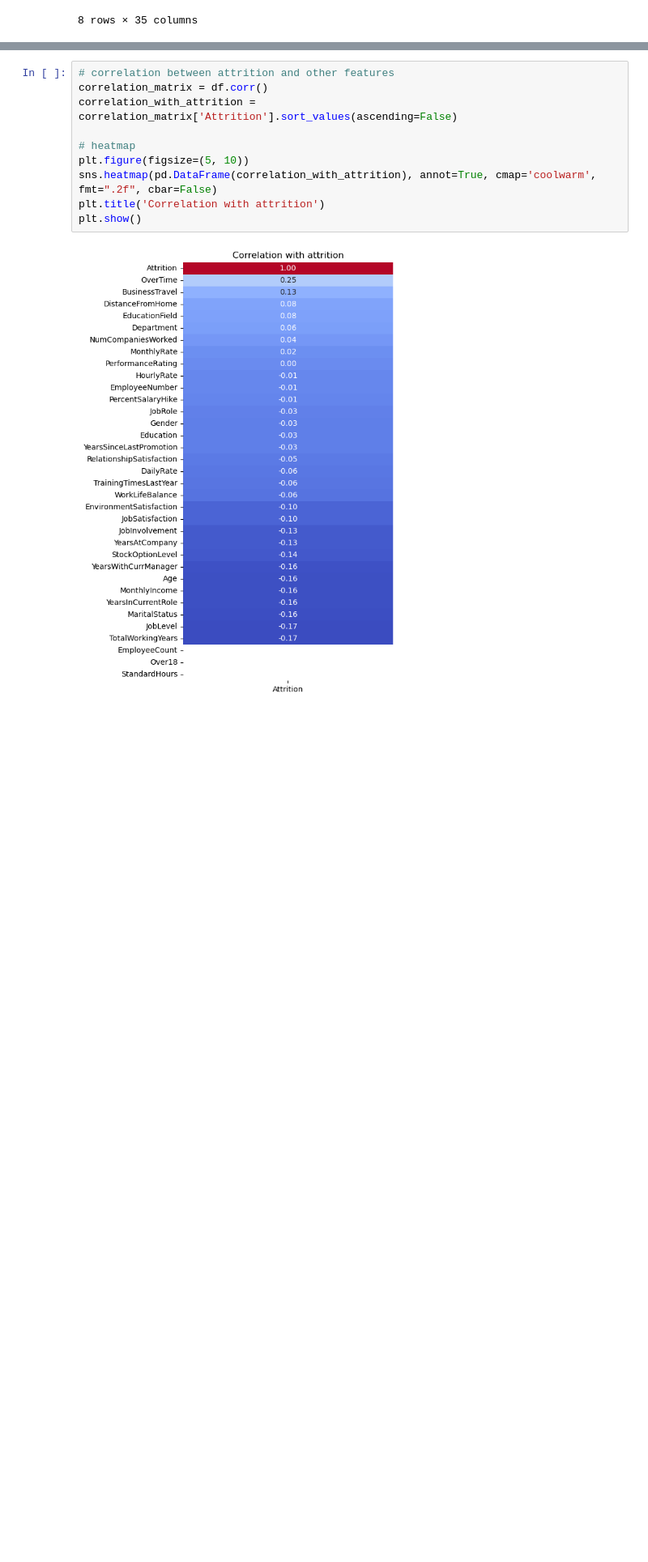
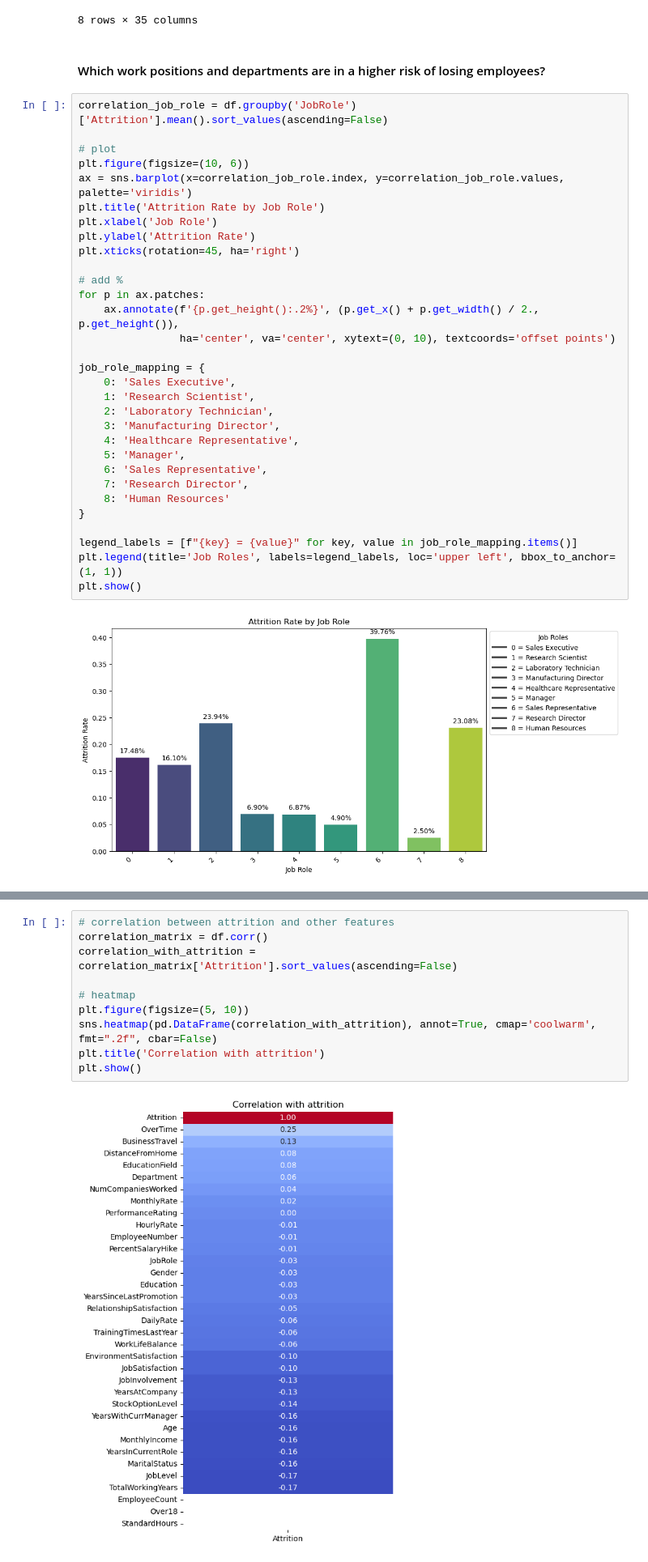
Before and after one commit to cph-mh1088/MP4, a Jupyter notebook: MP4.ipynb, the cells around one changed output, grey strips where cells are left out. Shown at 81% size. Saved outputs shown, nothing was run; the diff lists cells and outputs as text; blank space fills up the shorter version.

```diff
--- a/MP4.ipynb
+++ b/MP4.ipynb
@@ -147,3 +147,38 @@ df.describe()
 | 75% | 43.000000 | 0.000000 | 1.000000 | 1157.000000 | 2.000000 | 14.000000 | 4.000000 | ... |
 | max | 60.000000 | 1.000000 | 2.000000 | 1499.000000 | 2.000000 | 29.000000 | 5.000000 | ... |
 8 rows × 35 columns
+# %% [markdown]
+#### Which work positions and departments are in a higher risk of losing employees?
+# %%
+correlation_job_role = df.groupby('JobRole')['Attrition'].mean().sort_values(ascending=False)
+
+# plot
+plt.figure(figsize=(10, 6))
+ax = sns.barplot(x=correlation_job_role.index, y=correlation_job_role.values, palette='viridis')
+plt.title('Attrition Rate by Job Role')
+plt.xlabel('Job Role')
+plt.ylabel('Attrition Rate')
+plt.xticks(rotation=45, ha='right')
+
+# add %
+for p in ax.patches:
+    ax.annotate(f'{p.get_height():.2%}', (p.get_x() + p.get_width() / 2., p.get_height()),
+                ha='center', va='center', xytext=(0, 10), textcoords='offset points')
+
+job_role_mapping = {
+    0: 'Sales Executive',
+    1: 'Research Scientist',
+    2: 'Laboratory Technician',
+    3: 'Manufacturing Director',
+    4: 'Healthcare Representative',
+    5: 'Manager',
+    6: 'Sales Representative',
+    7: 'Research Director',
+    8: 'Human Resources'
+}
+
+legend_labels = [f"{key} = {value}" for key, value in job_role_mapping.items()]
+plt.legend(title='Job Roles', labels=legend_labels, loc='upper left', bbox_to_anchor=(1, 1))
+plt.show()
+# %% [output]
+[figure, added]
```
Also changed, not shown: parts of 7 cells of this notebook, 2 other files.
